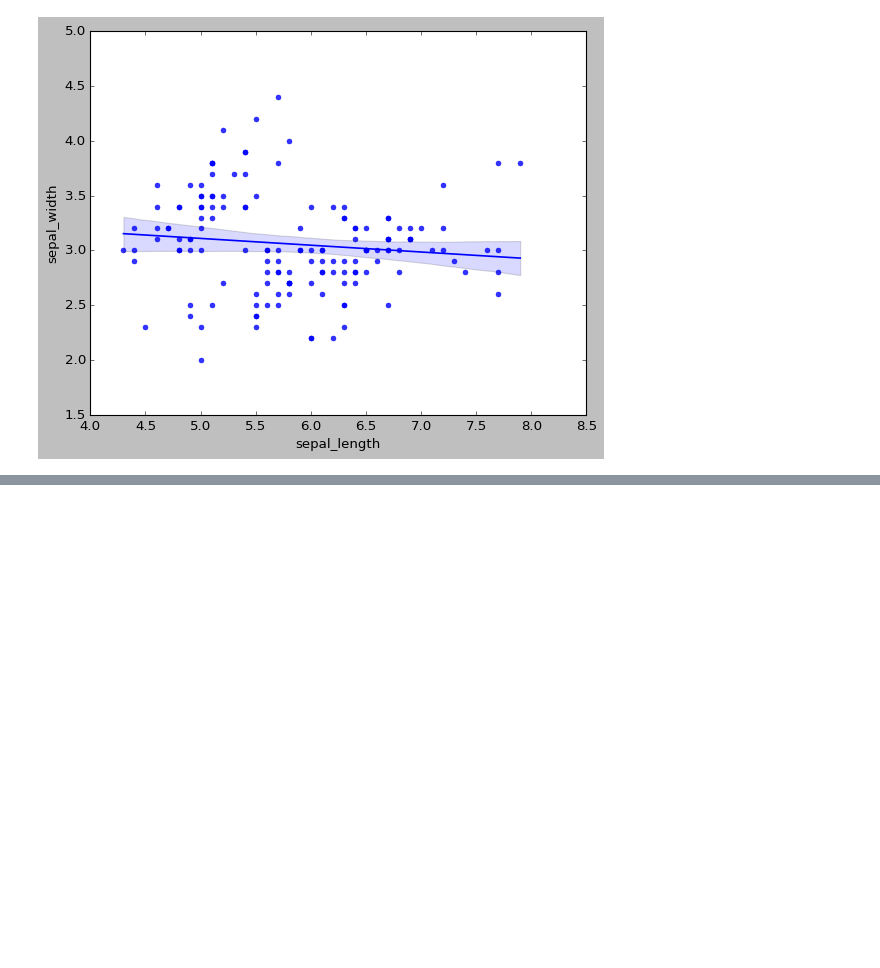
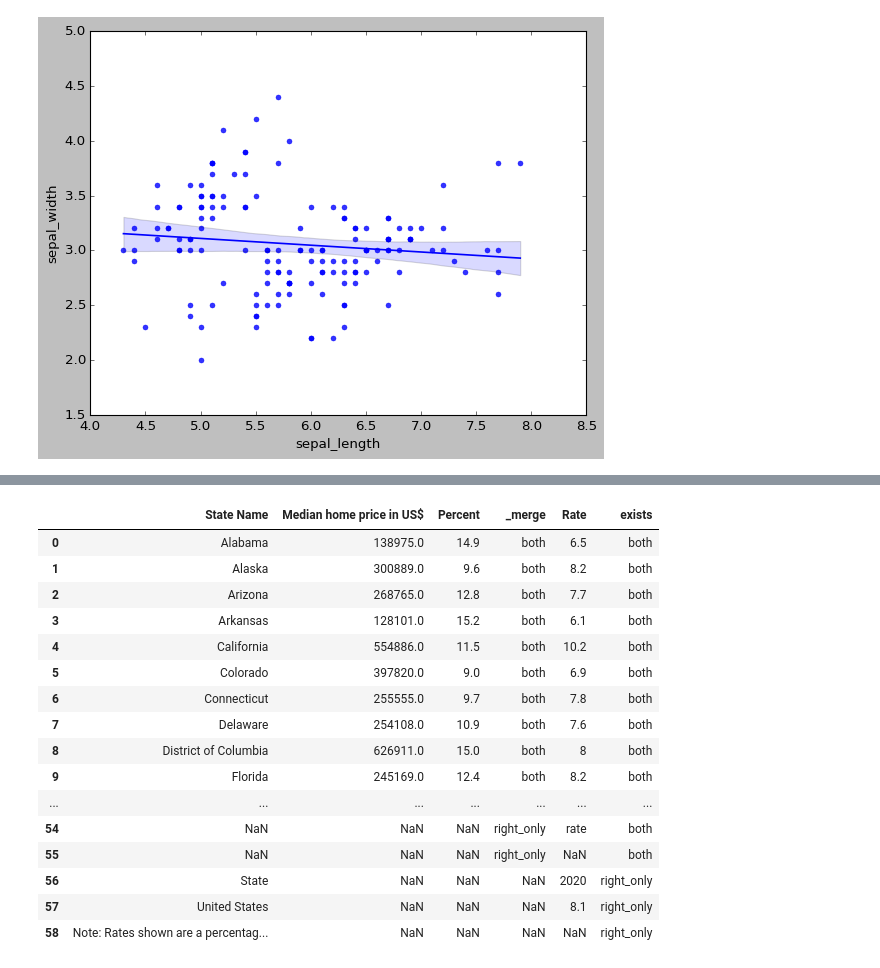
Before and after one commit to XiaoLiang28/vis, a Jupyter notebook: ps3.ipynb, the cells around one changed output, grey strips where cells are left out. Drawn from its saved outputs; the diff is of its cells as text; code cells hidden in the pictures; blank space fills up the shorter version.

```diff
--- a/ps3.ipynb
+++ b/ps3.ipynb
@@ -368,0 +676,3 @@ sns.regplot(x=edu2020_age2020["sepal_length"], y=edu2020_age2020["sepal_width"])
+# %%
+import seaborn as sns
+price2020_poverty2020= sns.load_dataset('iris')
@@ -368,0 +684,4 @@ sns.regplot(x=edu2020_age2020["sepal_length"], y=edu2020_age2020["sepal_width"])
+# %%
+unemployment2020=pd.read_excel("https://docs.google.com/uc?id=161R6SzK9crGWUHelbjBODDlLHeycF0l4&export=download")
+# %%
+unemployment2020.rename(columns={'Unemployment Rates for States, 2020 Annual Averages': 'State Name','Unnamed: 1': 'Rate','Unnamed: 2': 'Rank'},inplace=True)
@@ -368,0 +730,21 @@ sns.regplot(x=edu2020_age2020["sepal_length"], y=edu2020_age2020["sepal_width"])
+# %%
+mergedOuter = pd.merge(price2020_poverty2020, unemployment2020, how='outer', on=['State Name'],indicator='exists')
+mergedOuter
+# %% [output]
+|  | State Name | Median home price in US$ | Percent | _merge | Rate | exists |
+| 0 | Alabama | 138975.0 | 14.9 | both | 6.5 | both |
+| 1 | Alaska | 300889.0 | 9.6 | both | 8.2 | both |
+| 2 | Arizona | 268765.0 | 12.8 | both | 7.7 | both |
+| 3 | Arkansas | 128101.0 | 15.2 | both | 6.1 | both |
+| 4 | California | 554886.0 | 11.5 | both | 10.2 | both |
+| 5 | Colorado | 397820.0 | 9.0 | both | 6.9 | both |
+| 6 | Connecticut | 255555.0 | 9.7 | both | 7.8 | both |
+| 7 | Delaware | 254108.0 | 10.9 | both | 7.6 | both |
+| 8 | District of Columbia | 626911.0 | 15.0 | both | 8 | both |
+| 9 | Florida | 245169.0 | 12.4 | both | 8.2 | both |
+| ... | ... | ... | ... | ... | ... | ... |
+| 54 | NaN | NaN | NaN | right_only | rate | both |
+| 55 | NaN | NaN | NaN | right_only | NaN | both |
+| 56 | State | NaN | NaN | NaN | 2020 | right_only |
+| 57 | United States | NaN | NaN | NaN | 8.1 | right_only |
+| 58 | Note: Rates shown are a percentag... | NaN | NaN | NaN | NaN | right_only |
```
Also changed, not shown: parts of 43 cells of this notebook.
